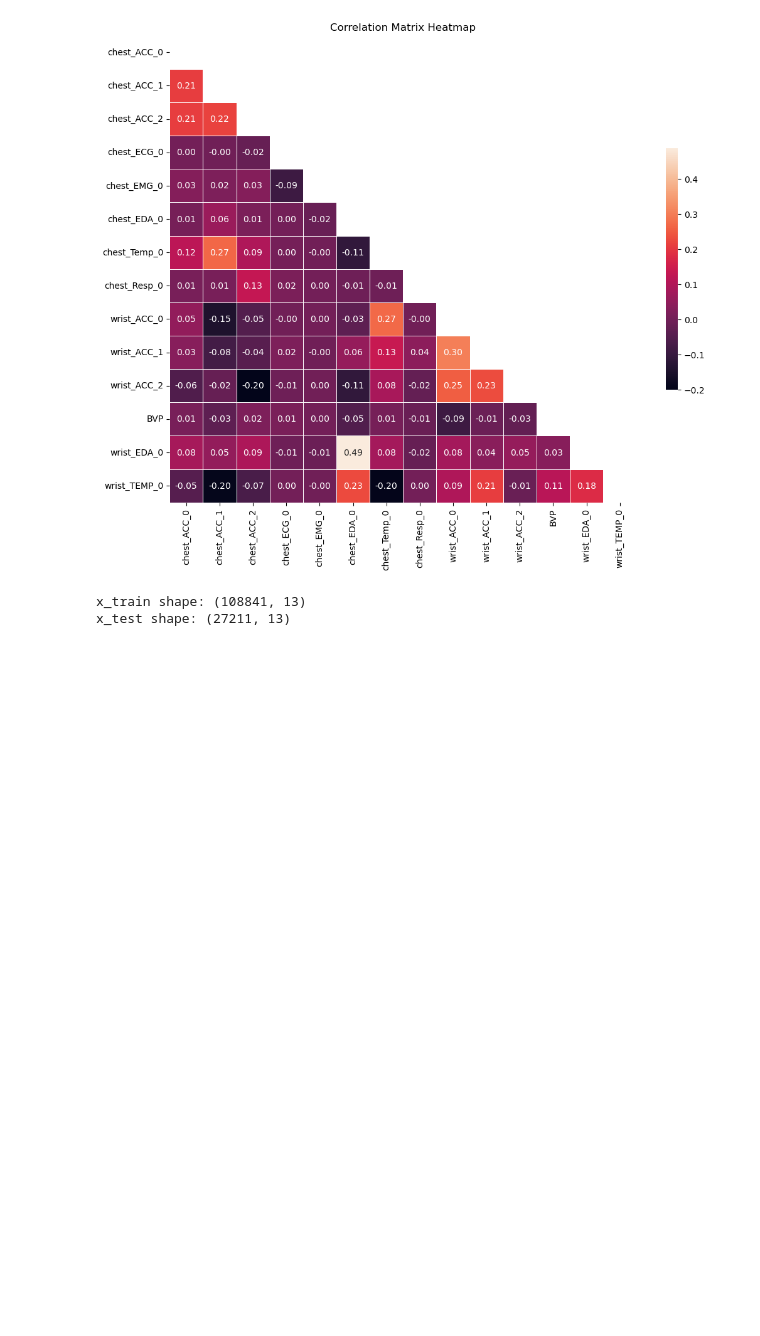
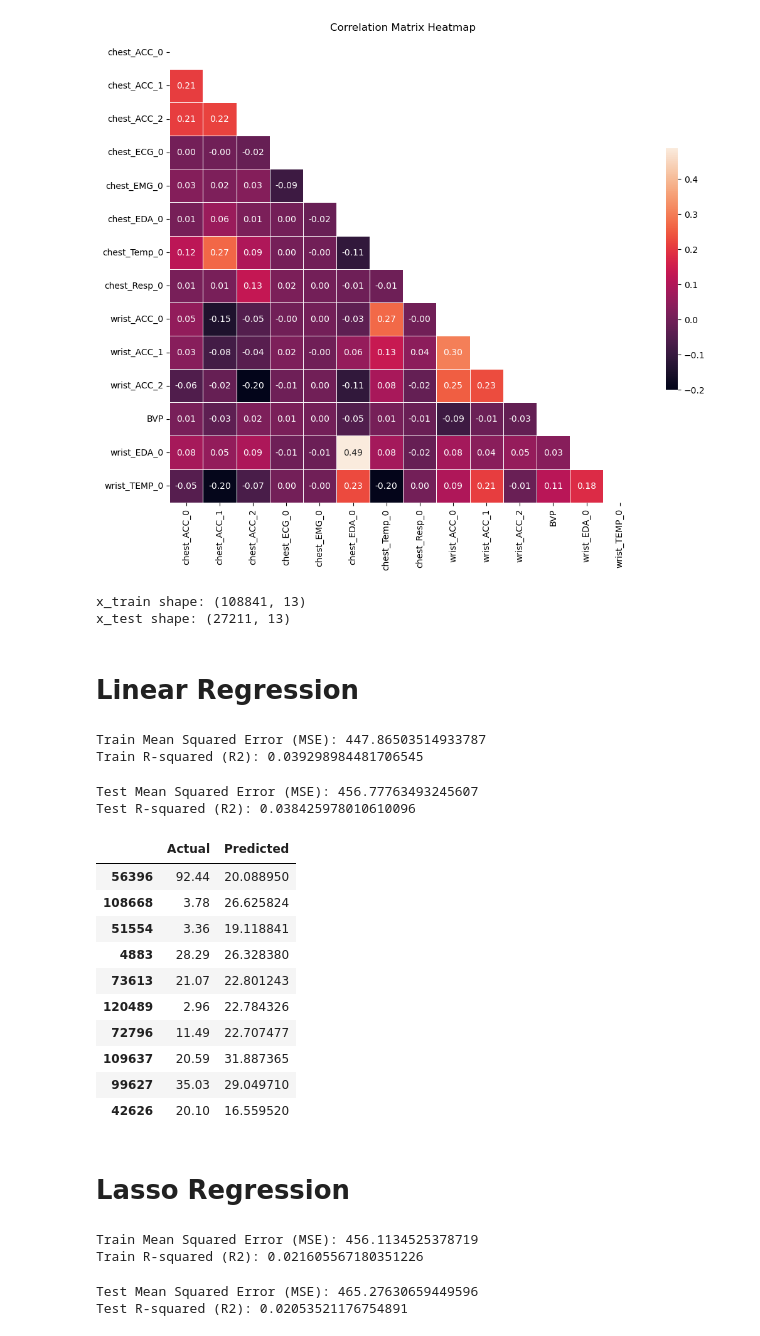
Before and after one commit to Tarun0114/stress-affect-regression, a Jupyter notebook: code.ipynb, the cells around one changed output. Drawn from its saved outputs; the diff is of its cells as text; code cells hidden in the pictures; blank space fills up the shorter version.

Commit message:
Linear Regression & Lasso Regression

```diff
--- a/code.ipynb
+++ b/code.ipynb
@@ -260,3 +260,75 @@ print("x_test shape:", x_test.shape)
 # %% [output]
 x_train shape: (108841, 13)
 x_test shape: (27211, 13)
+# %% [markdown]
+# Linear Regression
+# %%
+from sklearn.linear_model import LinearRegression
+from sklearn.metrics import mean_squared_error, r2_score
+
+model = LinearRegression()
+model.fit(x_train, y_train)
+y_pred = model.predict(x_train)
+mse = mean_squared_error(y_train, y_pred)
+r2 = r2_score(y_train, y_pred)
+
+print("Train Mean Squared Error (MSE):", mse)
+print("Train R-squared (R2):", r2)
+# %% [output]
+Train Mean Squared Error (MSE): 447.86503514933787
+Train R-squared (R2): 0.039298984481706545
+# %%
+model = LinearRegression()
+model.fit(x_train, y_train)
+y_pred = model.predict(x_test)
+mse = mean_squared_error(y_test, y_pred)
+r2 = r2_score(y_test, y_pred)
+
+print("Test Mean Squared Error (MSE):", mse)
+print("Test R-squared (R2):", r2)
+# %% [output]
+Test Mean Squared Error (MSE): 456.77763493245607
+Test R-squared (R2): 0.038425978010610096
+# %%
+lr_results = pd.DataFrame({'Actual': y_test, 'Predicted': y_pred})
+lr_results.head(10)
+# %% [output]
+|  | Actual | Predicted |
+| 56396 | 92.44 | 20.088950 |
+| 108668 | 3.78 | 26.625824 |
+| 51554 | 3.36 | 19.118841 |
+| 4883 | 28.29 | 26.328380 |
+| 73613 | 21.07 | 22.801243 |
+| 120489 | 2.96 | 22.784326 |
+| 72796 | 11.49 | 22.707477 |
+| 109637 | 20.59 | 31.887365 |
+| 99627 | 35.03 | 29.049710 |
+| 42626 | 20.10 | 16.559520 |
+# %% [markdown]
+# Lasso Regression
+# %%
+from sklearn.linear_model import Lasso
+
+model = Lasso()
+model.fit(x_train, y_train)
+y_pred = model.predict(x_train)
+mse = mean_squared_error(y_train, y_pred)
+r2 = r2_score(y_train, y_pred)
+
+print("Train Mean Squared Error (MSE):", mse)
+print("Train R-squared (R2):", r2)
+# %% [output]
+Train Mean Squared Error (MSE): 456.1134525378719
+Train R-squared (R2): 0.021605567180351226
+# %%
+model = Lasso()
+model.fit(x_train, y_train)
+y_pred = model.predict(x_test)
+mse = mean_squared_error(y_test, y_pred)
+r2 = r2_score(y_test, y_pred)
+
+print("Test Mean Squared Error (MSE):", mse)
+print("Test R-squared (R2):", r2)
+# %% [output]
+Test Mean Squared Error (MSE): 465.27630659449596
+Test R-squared (R2): 0.02053521176754891
```
Also changed, not shown: parts of 1 cell of this notebook.
